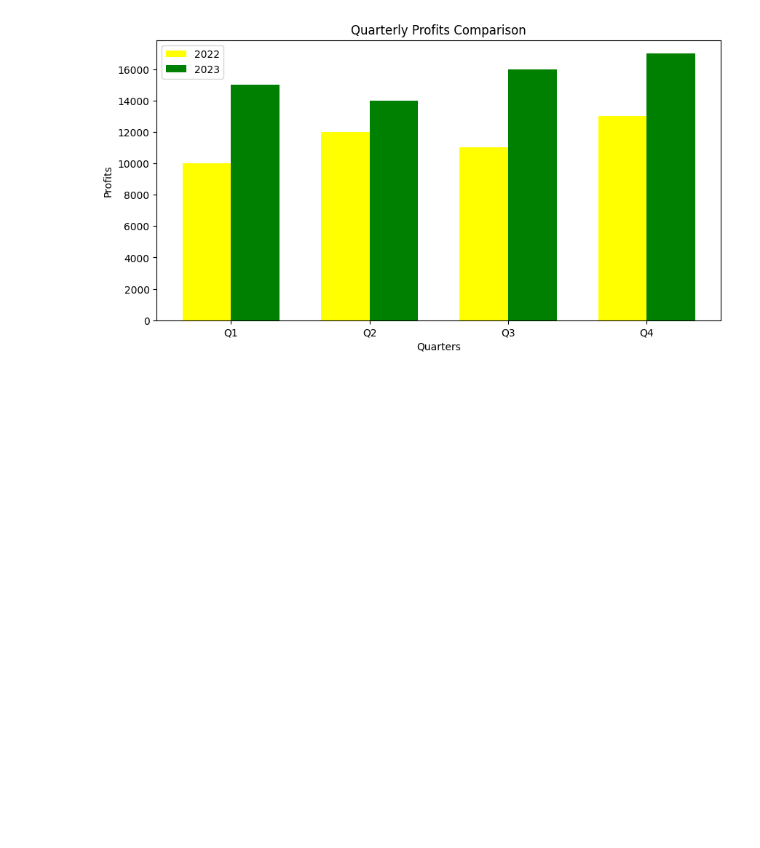
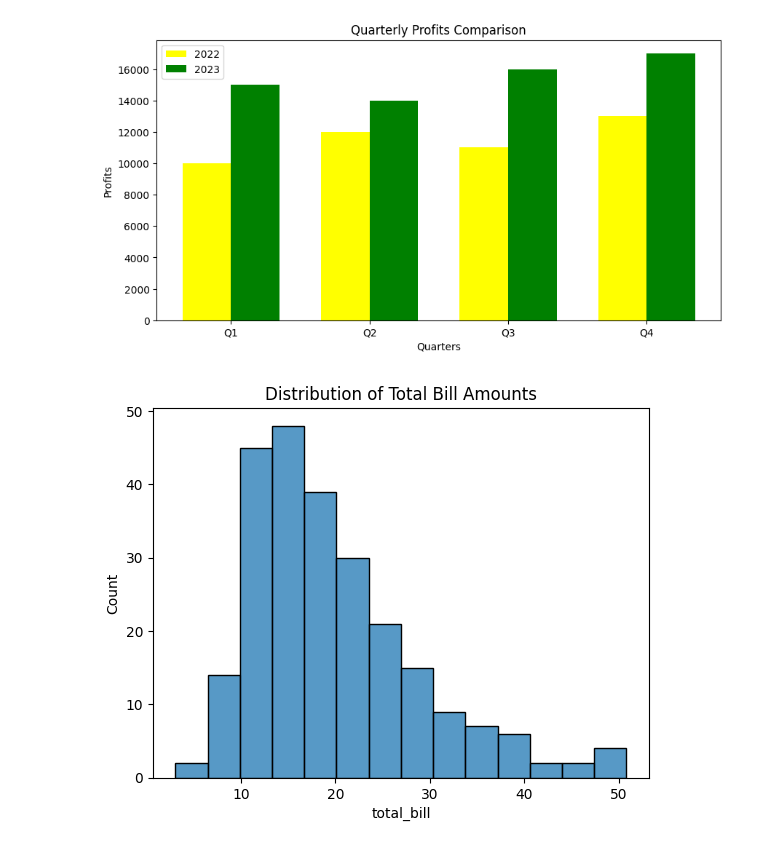
Before and after one commit to hnadigwe/Data-Analytics, a Jupyter notebook: Dataviz_Practice_with_Jupyter.ipynb, the cells around one changed output. Drawn from its saved outputs; the diff is of its cells as text; code cells hidden in the pictures; blank space fills up the shorter version.

```diff
--- a/Dataviz_Practice_with_Jupyter.ipynb
+++ b/Dataviz_Practice_with_Jupyter.ipynb
@@ -138,3 +138,13 @@ ax.legend()
 plt.show()
 # %% [output]
 [figure]
+# %%
+# Day 3: Introduction to Seaborn
+# Creating a Simple Histogram (Using the tips dataset):
+import seaborn as sns
+tips = sns.load_dataset("tips")
+sns.histplot(tips["total_bill"])
+plt.title("Distribution of Total Bill Amounts")
+plt.show()
+# %% [output]
+[figure, added]
```
Also changed, not shown: parts of 3 cells of this notebook.
